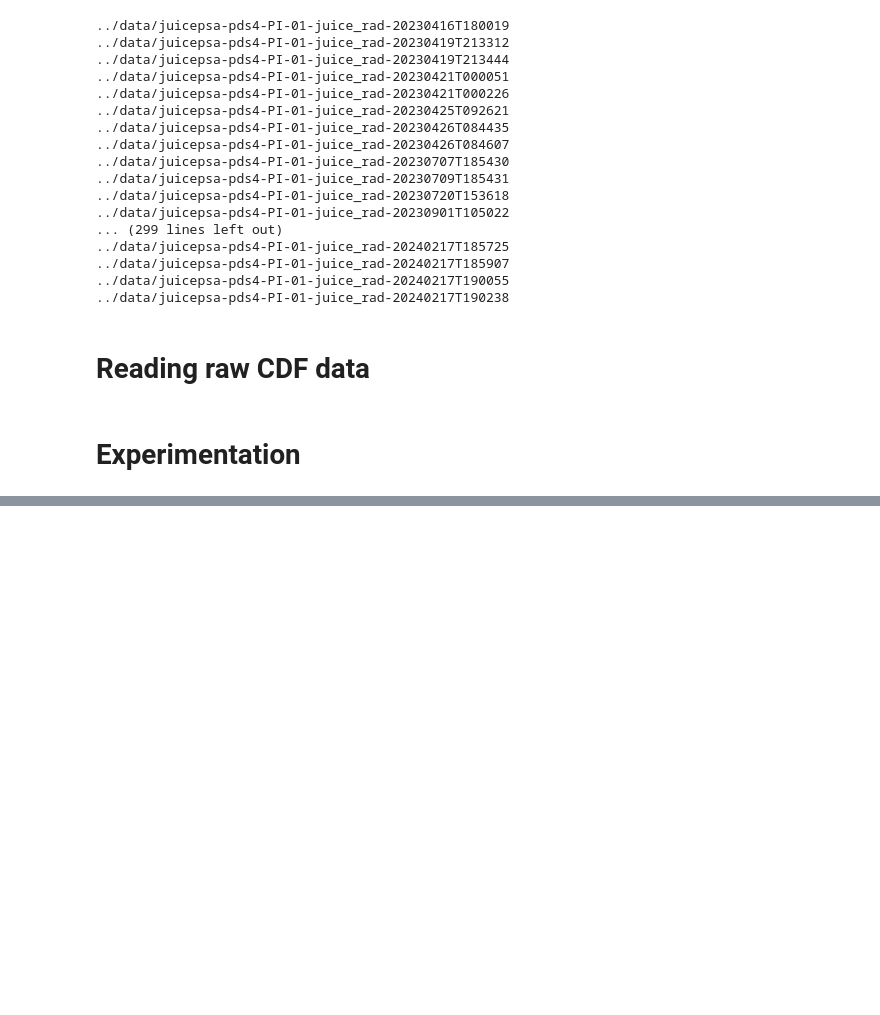
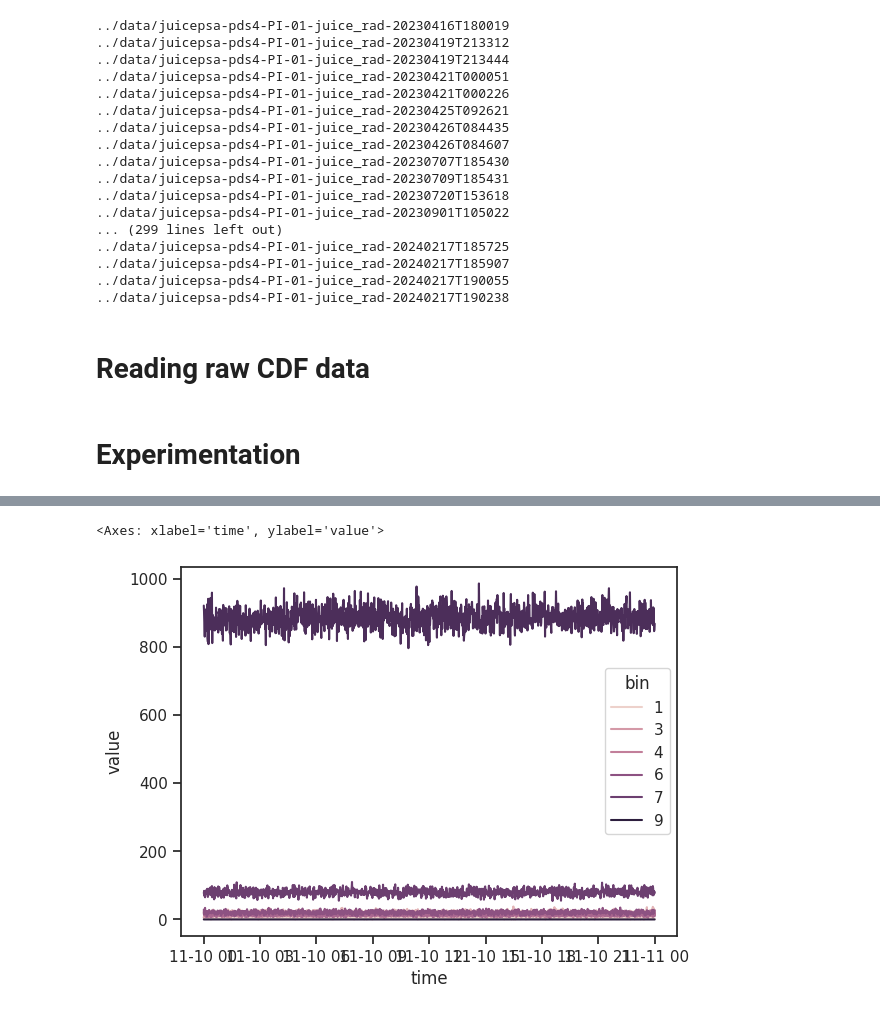
Before and after one commit to AGHRADEM/radem-notebooks, a Jupyter notebook: notebooks/2_basic_data_processing.ipynb, the cells around one changed output, grey strips where cells are left out. Drawn from its saved outputs; the diff is of its cells as text; code cells hidden in the pictures; blank space fills up the shorter version.

Commit message:
Event plottin and figure grids

```diff
--- a/notebooks/2_basic_data_processing.ipynb
+++ b/notebooks/2_basic_data_processing.ipynb
@@ -109,7 +116,4 @@ science_cdfs = [cdf for cdf in cdfs if cdf.type == 'science']
 # %% [markdown]
 # Experimentation
 # %%
-cdf = science_cdfs[40].data
+cdf = science_cdfs[100].data
-# %%
-for electron_counts, time in zip(list(cdf["ELECTRONS"]), list(cdf["TIME_UTC"])):
-    print(f"{time} -> {electron_counts}")
@@ -133,0 +142,20 @@ for electron_counts, time in zip(list(cdf["ELECTRONS"]), list(cdf["TIME_UTC"])):
+# %%
+def to_dataframe(cdf: pycdf.CDF) -> pd.DataFrame:
+    data = {'time': [], 'bin': [], 'type': [], 'value': []}
+
+    # TODO: Loop abomination
+    for electrons, protons, time in zip(list(cdf["ELECTRONS"]), list(cdf["PROTONS"]), list(cdf["TIME_UTC"])):
+        for i, (electron, proton) in enumerate(zip(electrons, protons)):
+            data['time'].append(time)
+            data['bin'].append(i+1)
+            data['type'].append('electron')
+            data['value'].append(electron)
+
+            data['time'].append(time)
+            data['bin'].append(i+1)
+            data['type'].append('proton')
+            data['value'].append(proton)
+
+    return pd.DataFrame(data)
+# %%
+df = to_dataframe(cdf)
@@ -133,0 +179,5 @@ for electron_counts, time in zip(list(cdf["ELECTRONS"]), list(cdf["TIME_UTC"])):
+# %%
+sns.lineplot(data=df[df['type']=='electron'], x='time', y='value', hue='bin')
+# %% [output]
+<Axes: xlabel='time', ylabel='value'>
+[figure, added]
```
Also changed, not shown: parts of 12 cells of this notebook.
